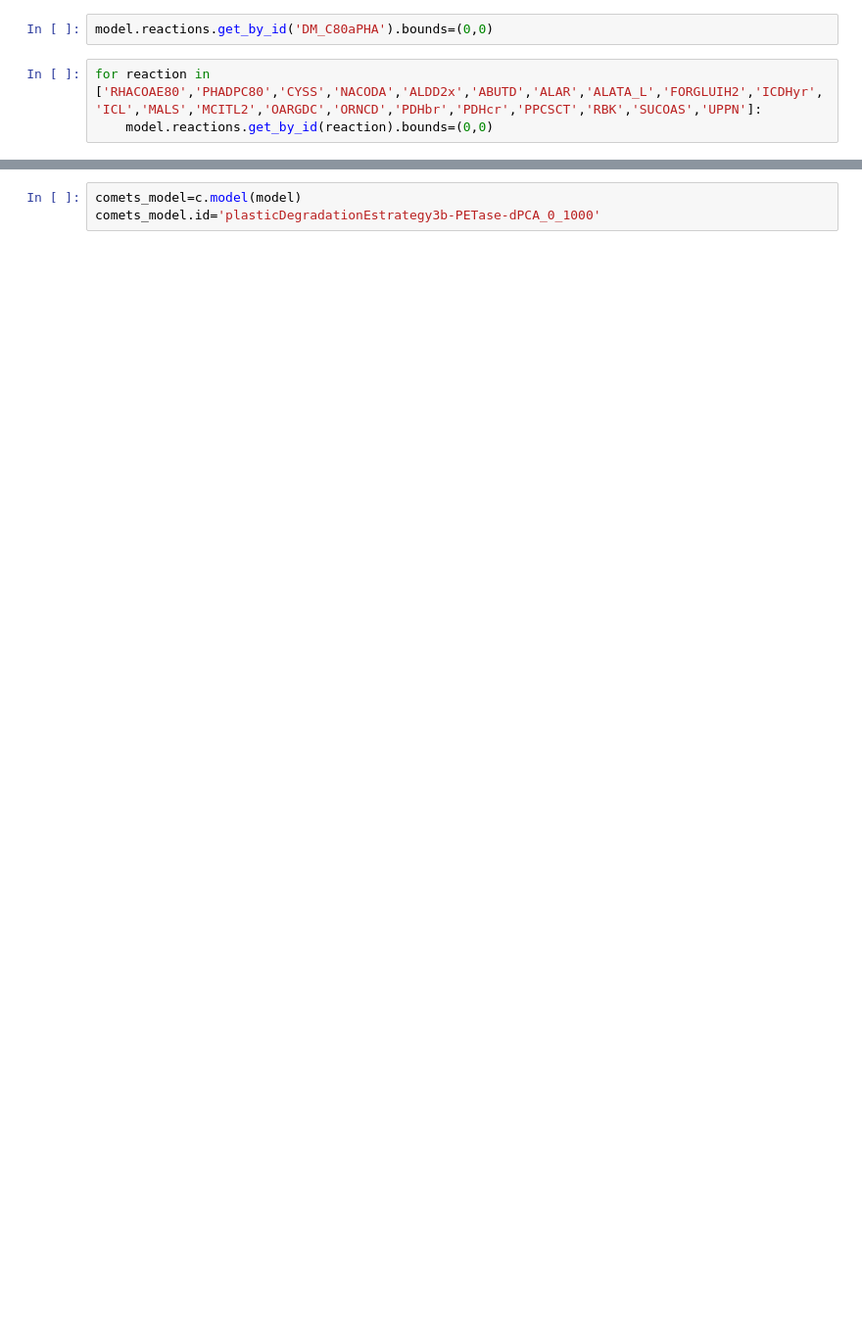
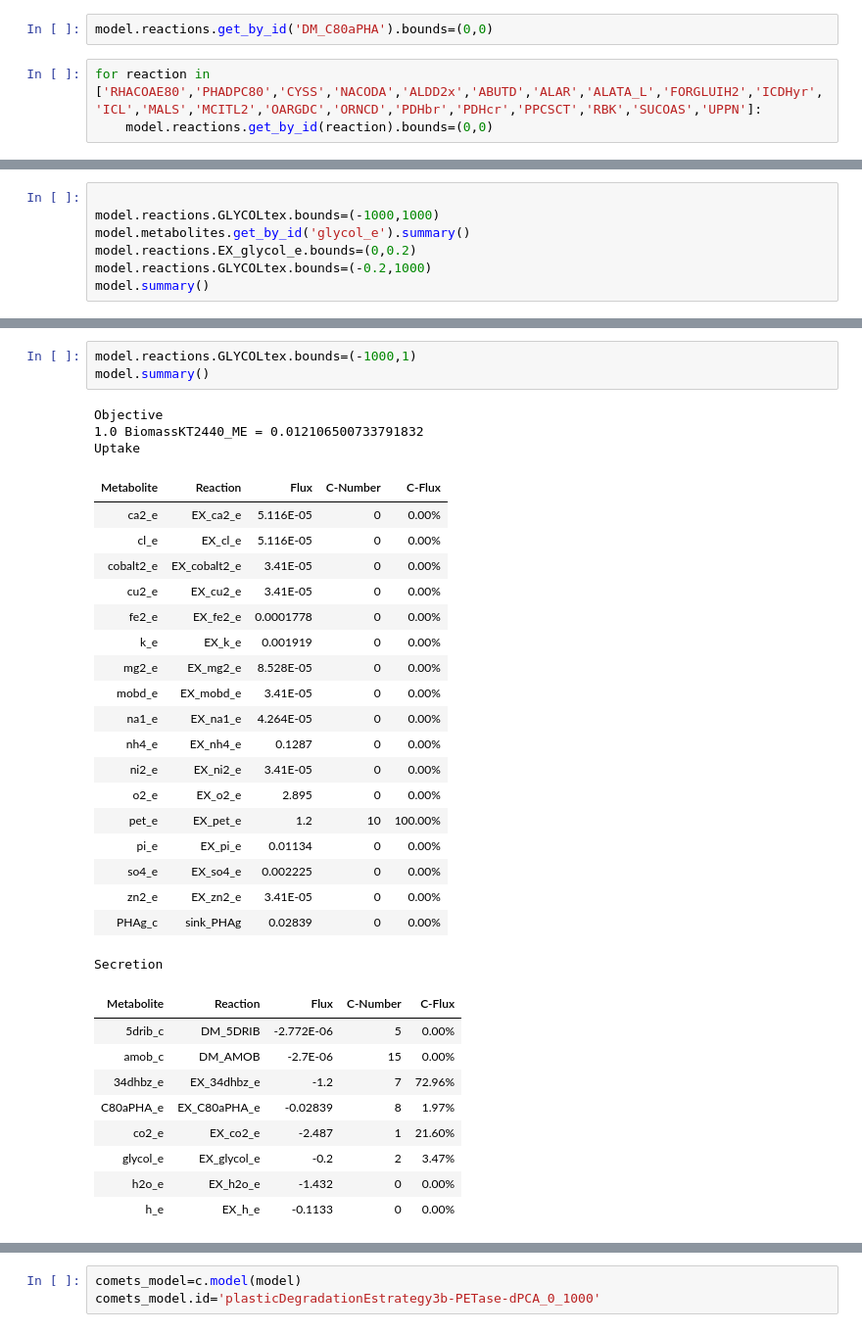
Before and after one commit to SBGlab/Plastic_degradation_FLYCOP_II, a Jupyter notebook: Simulations/Estrategia_3b_PETasa/cambiosEstrategiaModelo3_PETase.ipynb, the cells around one changed output, grey strips where cells are left out. Shown at 98% size. Cells and saved outputs as stored; diff of their text form; blank space fills up the shorter version.

```diff
--- a/Simulations/Estrategia_3b_PETasa/cambiosEstrategiaModelo3_PETase.ipynb
+++ b/Simulations/Estrategia_3b_PETasa/cambiosEstrategiaModelo3_PETase.ipynb
@@ -135,3 +137,10 @@ Secretion
 | co2_e | EX_co2_e | -10.84 | 1 | 22.99% |
 | h2o_e | EX_h2o_e | -7.854 | 0 | 0.00% |
 | h_e | EX_h_e | -0.6603 | 0 | 0.00% |
+# %%
+
+model.reactions.GLYCOLtex.bounds=(-1000,1000)
+model.metabolites.get_by_id('glycol_e').summary()
+model.reactions.EX_glycol_e.bounds=(0,0.2)
+model.reactions.GLYCOLtex.bounds=(-0.2,1000)
+model.summary()
@@ -137,0 +178,35 @@ Secretion
+# %%
+model.reactions.GLYCOLtex.bounds=(-1000,1)
+model.summary()
+# %% [output]
+Objective
+1.0 BiomassKT2440_ME = 0.012106500733791832
+Uptake
+| Metabolite | Reaction | Flux | C-Number | C-Flux |
+| ca2_e | EX_ca2_e | 5.116E-05 | 0 | 0.00% |
+| cl_e | EX_cl_e | 5.116E-05 | 0 | 0.00% |
+| cobalt2_e | EX_cobalt2_e | 3.41E-05 | 0 | 0.00% |
+| cu2_e | EX_cu2_e | 3.41E-05 | 0 | 0.00% |
+| fe2_e | EX_fe2_e | 0.0001778 | 0 | 0.00% |
+| k_e | EX_k_e | 0.001919 | 0 | 0.00% |
+| mg2_e | EX_mg2_e | 8.528E-05 | 0 | 0.00% |
+| mobd_e | EX_mobd_e | 3.41E-05 | 0 | 0.00% |
+| na1_e | EX_na1_e | 4.264E-05 | 0 | 0.00% |
+| nh4_e | EX_nh4_e | 0.1287 | 0 | 0.00% |
+| ni2_e | EX_ni2_e | 3.41E-05 | 0 | 0.00% |
+| o2_e | EX_o2_e | 2.895 | 0 | 0.00% |
+| pet_e | EX_pet_e | 1.2 | 10 | 100.00% |
+| pi_e | EX_pi_e | 0.01134 | 0 | 0.00% |
+| so4_e | EX_so4_e | 0.002225 | 0 | 0.00% |
+| zn2_e | EX_zn2_e | 3.41E-05 | 0 | 0.00% |
+| PHAg_c | sink_PHAg | 0.02839 | 0 | 0.00% |
+Secretion
+| Metabolite | Reaction | Flux | C-Number | C-Flux |
+| 5drib_c | DM_5DRIB | -2.772E-06 | 5 | 0.00% |
+| amob_c | DM_AMOB | -2.7E-06 | 15 | 0.00% |
+| 34dhbz_e | EX_34dhbz_e | -1.2 | 7 | 72.96% |
+| C80aPHA_e | EX_C80aPHA_e | -0.02839 | 8 | 1.97% |
+| co2_e | EX_co2_e | -2.487 | 1 | 21.60% |
+| glycol_e | EX_glycol_e | -0.2 | 2 | 3.47% |
+| h2o_e | EX_h2o_e | -1.432 | 0 | 0.00% |
+| h_e | EX_h_e | -0.1133 | 0 | 0.00% |
```
Also changed, not shown: parts of 11 cells of this notebook, 11 other files.
